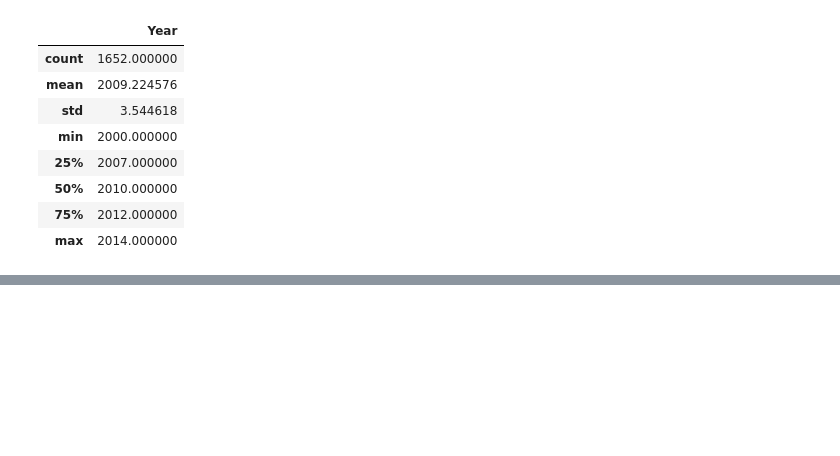
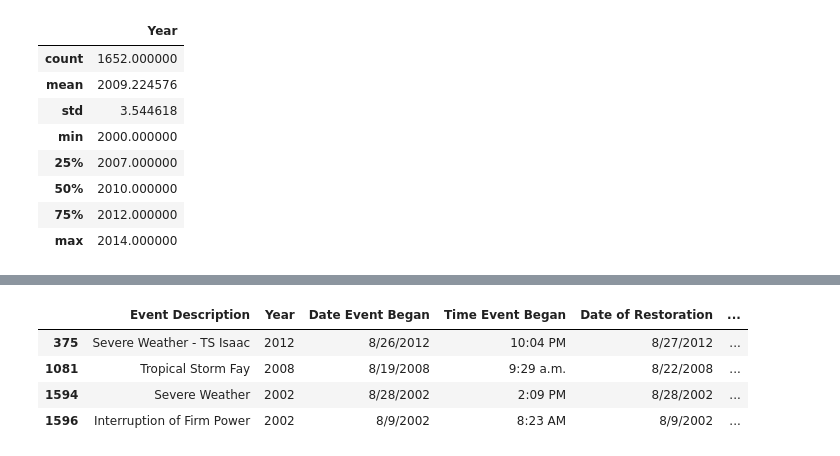
Before and after one commit to talalgedeon/Big-Data-Project, a Jupyter notebook: Power Outages.ipynb, the cells around one changed output, grey strips where cells are left out. Cells and saved outputs as stored; diff of their text form; code cells hidden in the pictures; blank space fills up the shorter version.

```diff
--- a/Power Outages.ipynb
+++ b/Power Outages.ipynb
@@ -130 +130,9 @@ Electrical System Separation/Severe Thunderstorms
 Name: Event Description, Length: 390, dtype: int64
+# %%
+grid[grid['Geographic Areas']=='Florida']
+# %% [output]
+|  | Event Description | Year | Date Event Began | Time Event Began | Date of Restoration | ... |
+| 375 | Severe Weather - TS Isaac | 2012 | 8/26/2012 | 10:04 PM | 8/27/2012 | ... |
+| 1081 | Tropical Storm Fay | 2008 | 8/19/2008 | 9:29 a.m. | 8/22/2008 | ... |
+| 1594 | Severe Weather | 2002 | 8/28/2002 | 2:09 PM | 8/28/2002 | ... |
+| 1596 | Interruption of Firm Power | 2002 | 8/9/2002 | 8:23 AM | 8/9/2002 | ... |
```
Also changed, not shown: parts of 1 cell of this notebook.
